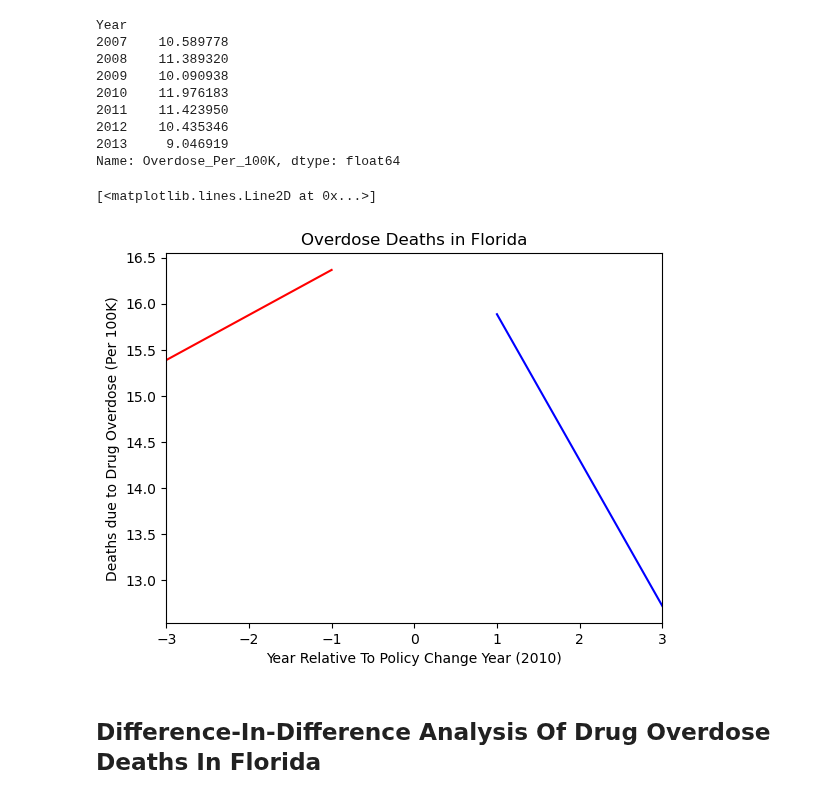
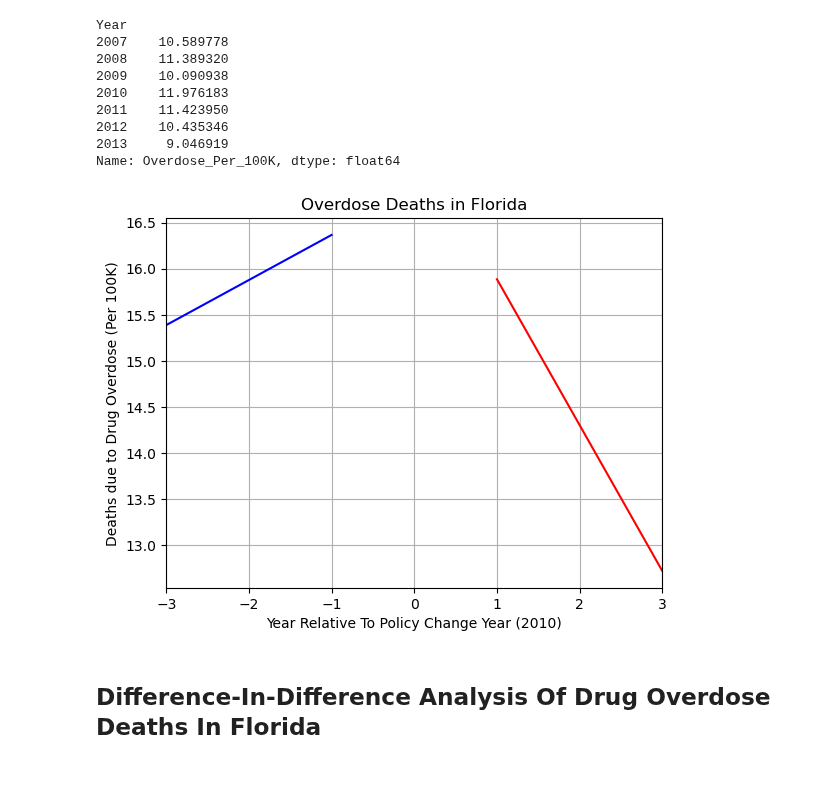
Before and after one commit to abzdel/Opioid-Analysis, a Jupyter notebook: Florida Diff-in-Diff Overdose Deaths.ipynb, the cells around one changed output. Saved outputs shown, nothing was run; the diff lists cells and outputs as text; code cells hidden in the pictures.

```diff
--- a/Florida Diff-in-Diff Overdose Deaths.ipynb
+++ b/Florida Diff-in-Diff Overdose Deaths.ipynb
@@ -384,20 +384,20 @@ y_pred_after = regressor_after.predict(x_after)
 # %%
 import matplotlib.pyplot as plt
 
 plt.xlim(-3, 3)
 # plt.ylim(0, 500)
 
 plt.xlabel("Year Relative To Policy Change Year (2010)")
 plt.ylabel("Deaths due to Drug Overdose (Per 100K)")
 plt.title("Overdose Deaths in Florida")
 
-plt.plot(x_before, y_pred_before, color="red")
-plt.plot(x_after, y_pred_after, color="blue")
+plt.plot(x_before, y_pred_before, color="blue")
+plt.plot(x_after, y_pred_after, color="red")
 
+plt.grid()
 # plot avg value in each year
 # %% [output]
-[<matplotlib.lines.Line2D at 0x...>]
-[figure, old version]
+[figure, new version]
 # %% [markdown]
 ## Difference-In-Difference Analysis Of Drug Overdose Deaths In Florida
 # %%
```
Also changed, not shown: parts of 1 cell of this notebook.
